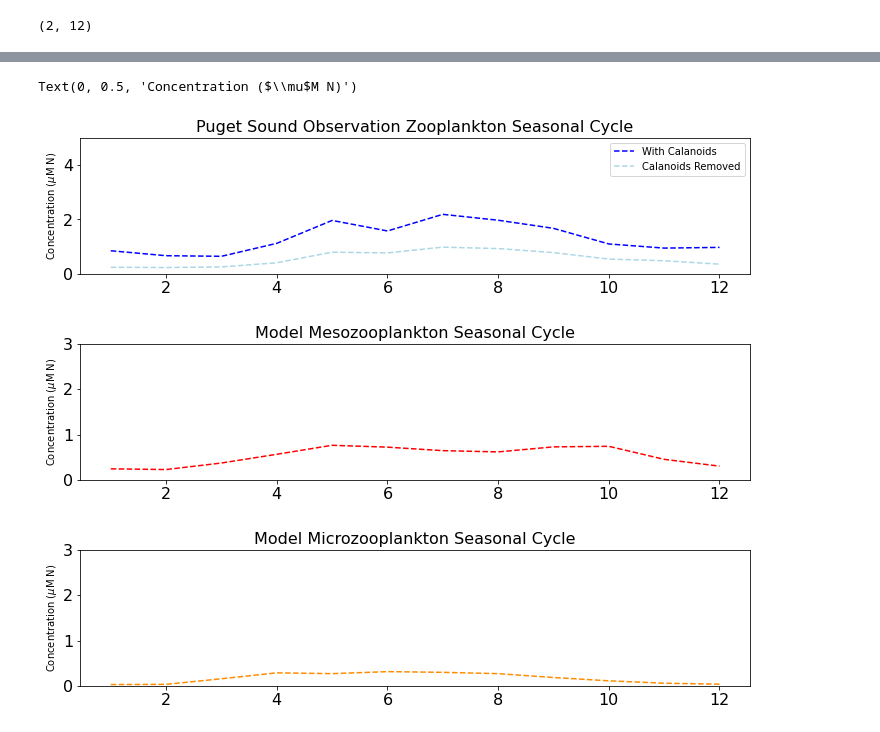
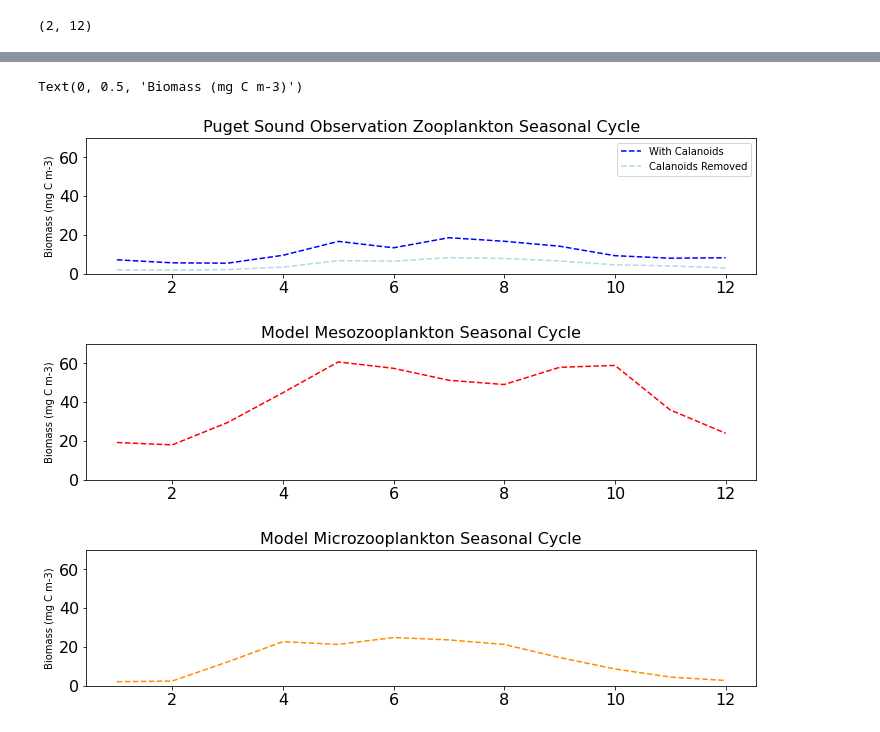
Before and after one commit to SalishSeaCast/analysis-karyn, a Jupyter notebook: notebooks/plotExamples/PugetSoundZoop.ipynb, the cells around one changed output, grey strips where cells are left out. Saved outputs shown, nothing was run; the diff lists cells and outputs as text; code cells hidden in the pictures.

```diff
--- a/notebooks/plotExamples/PugetSoundZoop.ipynb
+++ b/notebooks/plotExamples/PugetSoundZoop.ipynb
@@ -462,13 +453,13 @@ biomassDF['Total']=(biomassDF['Amphipoda-Hyperiidea']+biomassDF['Amphipoda-Cypho
                     biomassDF['Decapoda-Brachyura-Cancridae']+biomassDF['Decapoda-Brachyura-Pinnotheridae']+biomassDF['Decapoda-Anomura-Paguridae']+biomassDF['Decapoda-Brachyura-Grapsoidea']+biomassDF['Decapoda-Anomura-Galatheoidea']+biomassDF['Decapoda-Brachyura-Majoidea']+biomassDF['Decapoda-Brachyura-Xanthoidea']+biomassDF['Decapoda-Anomura-Lithoidea']+biomassDF['Decapoda-Brachyura']+biomassDF['Decapoda-Brachyura-cheiragonidae']+biomassDF['Decapoda-Anomura-Porcellanidae']+biomassDF['Decapoda-Anomura']+ \
                     biomassDF['Euphausiidae']+biomassDF['Euphausiidae-EUPHAUSIA-Nauplii']+biomassDF['Euphausiidae-Nauplii']+biomassDF['Euphausiidae-THYSANOESSA-Nauplii']+biomassDF['Euphausiidae-EUPHAUSIA-Adult']+biomassDF['Euphausiidae-THYSANOESSA-Adult']+biomassDF['Euphausiidae-NEMATOSCELIS-Adult']+biomassDF['Euphausiidae-EUPHAUSIA-Calyptopes']+biomassDF['Euphausiidae-THYSANOESSA-Calyptopes']+biomassDF['Euphausiidae-Calyptopes']+biomassDF['Euphausiidae-EUPHAUSIA-Furcillia']+biomassDF['Euphausiidae-THYSANOESSA-Furcillia']+biomassDF['Euphausiidae-Furcillia']+\
                     biomassDF['Copepoda-Calanoida']+biomassDF['Copepoda-Poecilostomatoida']+biomassDF['Gastropoda']+biomassDF['Chordata-Larvacea']+\
-                    biomassDF['Cnidaria-Scyphozoa']+biomassDF['Cnidaria-Siphonophore-Calycophoran']+biomassDF['Cnidaria-Siphonophore-Physonect']+biomassDF['Cnidaria-Siphonophore'])/8.5
+                    biomassDF['Cnidaria-Scyphozoa']+biomassDF['Cnidaria-Siphonophore-Calycophoran']+biomassDF['Cnidaria-Siphonophore-Physonect']+biomassDF['Cnidaria-Siphonophore'])
 # %%
 biomassDF['TotalCalRemoved']=(biomassDF['Amphipoda-Hyperiidea']+biomassDF['Amphipoda-Cyphocarididae']+biomassDF['Amphipoda-Calliopiidae']+biomassDF['Amphipoda-Gammaridae']+biomassDF['Amphipoda']+biomassDF['Amphipoda-Corophiidae']+biomassDF['Amphipoda-Caprellidae']+ \
                     biomassDF['Decapoda-Brachyura-Cancridae']+biomassDF['Decapoda-Brachyura-Pinnotheridae']+biomassDF['Decapoda-Anomura-Paguridae']+biomassDF['Decapoda-Brachyura-Grapsoidea']+biomassDF['Decapoda-Anomura-Galatheoidea']+biomassDF['Decapoda-Brachyura-Majoidea']+biomassDF['Decapoda-Brachyura-Xanthoidea']+biomassDF['Decapoda-Anomura-Lithoidea']+biomassDF['Decapoda-Brachyura']+biomassDF['Decapoda-Brachyura-cheiragonidae']+biomassDF['Decapoda-Anomura-Porcellanidae']+biomassDF['Decapoda-Anomura']+ \
                     biomassDF['Euphausiidae']+biomassDF['Euphausiidae-EUPHAUSIA-Nauplii']+biomassDF['Euphausiidae-Nauplii']+biomassDF['Euphausiidae-THYSANOESSA-Nauplii']+biomassDF['Euphausiidae-EUPHAUSIA-Adult']+biomassDF['Euphausiidae-THYSANOESSA-Adult']+biomassDF['Euphausiidae-NEMATOSCELIS-Adult']+biomassDF['Euphausiidae-EUPHAUSIA-Calyptopes']+biomassDF['Euphausiidae-THYSANOESSA-Calyptopes']+biomassDF['Euphausiidae-Calyptopes']+biomassDF['Euphausiidae-EUPHAUSIA-Furcillia']+biomassDF['Euphausiidae-THYSANOESSA-Furcillia']+biomassDF['Euphausiidae-Furcillia']+\
                     +biomassDF['Copepoda-Poecilostomatoida']+biomassDF['Gastropoda']+biomassDF['Chordata-Larvacea']+\
-                    biomassDF['Cnidaria-Scyphozoa']+biomassDF['Cnidaria-Siphonophore-Calycophoran']+biomassDF['Cnidaria-Siphonophore-Physonect']+biomassDF['Cnidaria-Siphonophore'])/8.5
+                    biomassDF['Cnidaria-Scyphozoa']+biomassDF['Cnidaria-Siphonophore-Calycophoran']+biomassDF['Cnidaria-Siphonophore-Physonect']+biomassDF['Cnidaria-Siphonophore'])
 # %%
 #+biomassDF['Copepoda-Cyclopoida']+biomassDF['Copepoda-Monstrilloida']+biomassDF['Copepoda-Harpacticoida']+biomassDF['Copepoda-Siphonostomatoida']
 # %%
@@ -685,8 +676,8 @@ data['L10Tunicates']=logt(data['Tunicates'])
 data['L10Total']=logt(data['Total'])
 data['L10TotalCalRemoved']=logt(data['TotalCalRemoved'])
 
-data['L10mod_microzooplankton']=logt(data['mod_microzooplankton'])
-data['L10mod_mesozooplankton']=logt(data['mod_mesozooplankton'])
+data['L10mod_microzooplankton']=logt(data['mod_microzooplankton']*5.7*14)
+data['L10mod_mesozooplankton']=logt(data['mod_mesozooplankton']*5.7*14)
 # %%
 ##L10 for mid-level groups adults only
 # %% [raw]
@@ -995,33 +986,33 @@ ax[3].set_ylim(0,.1)
 # %%
 fig,ax=plt.subplots(1,1,figsize=(12,2.5))
 #ax.errorbar(monthlymean.index,logt_inv(monthlymean['L10Total']),
 #               yerr=logt_inv(np.array([monthlymean['L10Total']-monthlysem['L10Total'],
 #                 monthlymean['L10Total']+monthlysem['L10Total']])),
 #               fmt='ro',capsize=5)
 ax.plot(logt_inv(monthlymean['L10Total']),'b--',label='With Calanoids')
 #ax.errorbar(monthlymean.index,logt_inv(monthlymean['L10TotalCalRemoved']),
 #               yerr=logt_inv(np.array([monthlymean['L10TotalCalRemoved']-monthlysem['L10TotalCalRemoved'],
 #                 monthlymean['L10TotalCalRemoved']+monthlysem['L10TotalCalRemoved']])),
 #               fmt='ro',capsize=5)
 ax.plot(logt_inv(monthlymean['L10TotalCalRemoved']),'--',color='lightblue',label='Calanoids Removed')
-ax.set_ylim(0,5)
+ax.set_ylim(0,70)
 ax.set_title('Puget Sound Observation Zooplankton Seasonal Cycle')
-ax.set_ylabel('Concentration ($\mu$M N)',fontsize=10)
+ax.set_ylabel('Biomass (mg C m-3)',fontsize=10)
 ax.legend(fontsize=10)
 
 fig,ax=plt.subplots(1,1,figsize=(12,2.5))
-ax.plot(10**(meanmonthLogModMeso['L10mod_mesozooplankton']),'--',color='red',label='Model Microzoop')
-ax.set_ylim(0,3)
+ax.plot(logt_inv(monthlymean['L10mod_mesozooplankton']),'--',color='red',label='Model Microzoop')
+ax.set_ylim(0,70)
 ax.set_title('Model Mesozooplankton Seasonal Cycle')
-ax.set_ylabel('Concentration ($\mu$M N)',fontsize=10)
+ax.set_ylabel('Biomass (mg C m-3)',fontsize=10)
 
 fig,ax=plt.subplots(1,1,figsize=(12,2.5))
-ax.plot(10**(meanmonthLogModMicro['L10mod_microzooplankton']),'--',color='darkorange',label='Model Microzoop')
-ax.set_ylim(0,3)
+ax.plot(logt_inv(monthlymean['L10mod_microzooplankton']),'--',color='darkorange',label='Model Microzoop')
+ax.set_ylim(0,70)
 ax.set_title('Model Microzooplankton Seasonal Cycle')
-ax.set_ylabel('Concentration ($\mu$M N)',fontsize=10)
+ax.set_ylabel('Biomass (mg C m-3)',fontsize=10)
 # %% [output]
-Text(0, 0.5, 'Concentration ($\\mu$M N)')
+Text(0, 0.5, 'Biomass (mg C m-3)')
-[figure, old version]
+[figure, new version]
-[figure, old version]
+[figure, new version]
-[figure, old version]
+[figure, new version]
```
Also changed, not shown: parts of 25 cells of this notebook.
